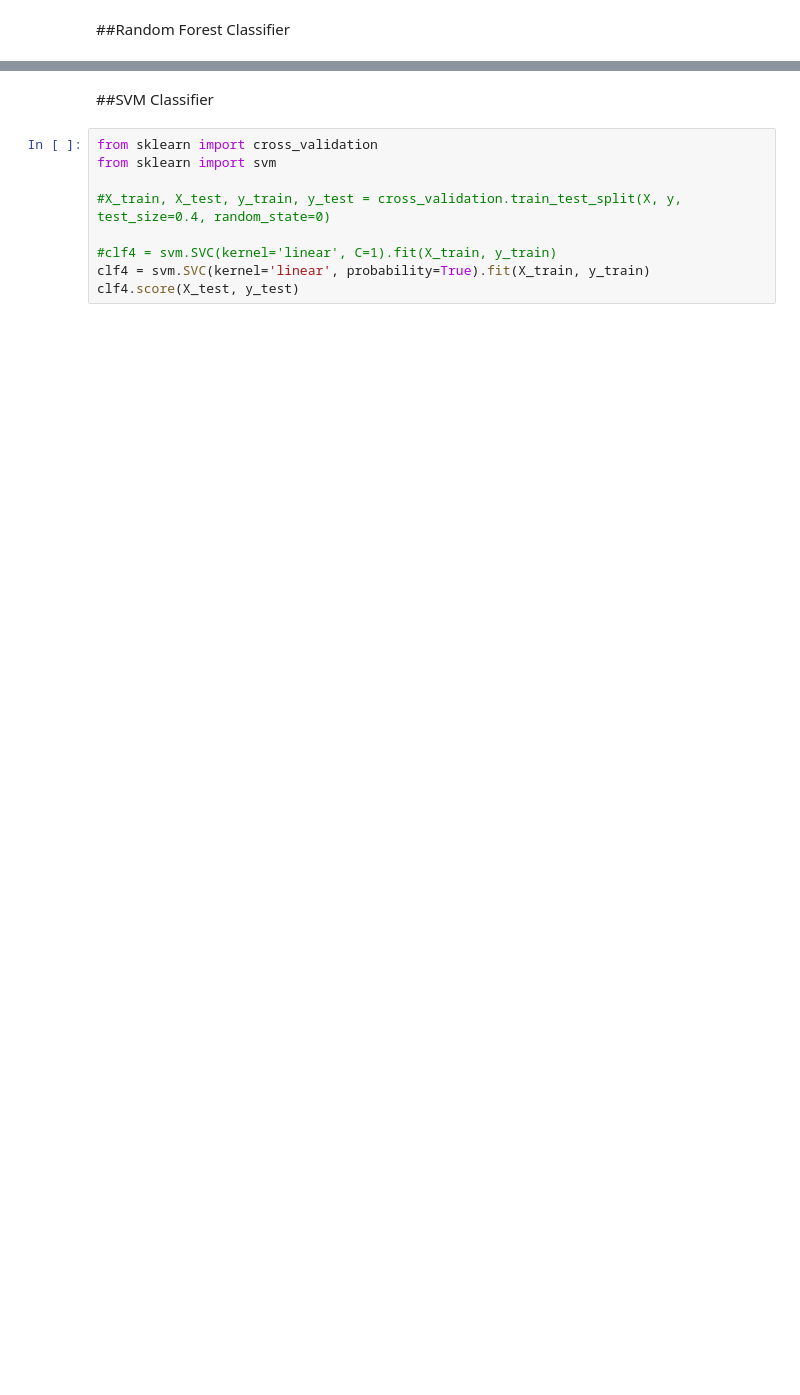
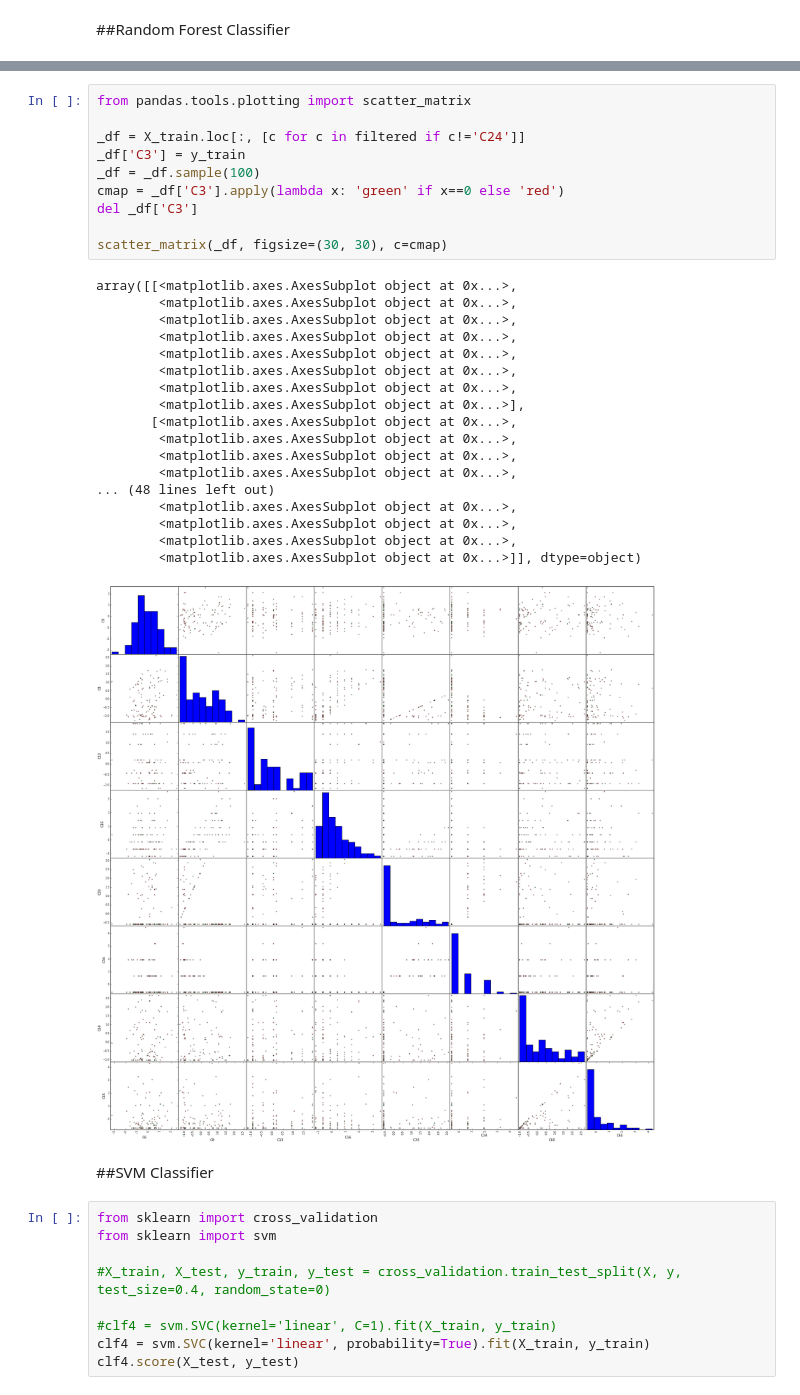
Before and after one commit to hungtzuhsuan/dataAnalytics, a Jupyter notebook: ipython/npout3_forecast.ipynb, the cells around one changed output, grey strips where cells are left out. Drawn from its saved outputs; the diff is of its cells as text; blank space fills up the shorter version.

```diff
--- a/ipython/npout3_forecast.ipynb
+++ b/ipython/npout3_forecast.ipynb
@@ -248,3 +247,32 @@ print sorted(zip(choosed, clf3.feature_importances_), key=lambda x: x[1], revers
+# %%
+from pandas.tools.plotting import scatter_matrix
+
+_df = X_train.loc[:, [c for c in filtered if c!='C24']]
+_df['C3'] = y_train
+_df = _df.sample(100)
+cmap = _df['C3'].apply(lambda x: 'green' if x==0 else 'red')
+del _df['C3']
+
+scatter_matrix(_df, figsize=(30, 30), c=cmap)
+# %% [output]
+array([[<matplotlib.axes.AxesSubplot object at 0x...>,
+        <matplotlib.axes.AxesSubplot object at 0x...>,
+        <matplotlib.axes.AxesSubplot object at 0x...>,
+        <matplotlib.axes.AxesSubplot object at 0x...>,
+        <matplotlib.axes.AxesSubplot object at 0x...>,
+        <matplotlib.axes.AxesSubplot object at 0x...>,
+        <matplotlib.axes.AxesSubplot object at 0x...>,
+        <matplotlib.axes.AxesSubplot object at 0x...>],
+       [<matplotlib.axes.AxesSubplot object at 0x...>,
+        <matplotlib.axes.AxesSubplot object at 0x...>,
+        <matplotlib.axes.AxesSubplot object at 0x...>,
+        <matplotlib.axes.AxesSubplot object at 0x...>,
+... (48 lines left out)
+        <matplotlib.axes.AxesSubplot object at 0x...>,
+        <matplotlib.axes.AxesSubplot object at 0x...>,
+        <matplotlib.axes.AxesSubplot object at 0x...>,
+        <matplotlib.axes.AxesSubplot object at 0x...>]], dtype=object)
+[figure, added]
 # %% [markdown]
 ##SVM Classifier
 # %%
```
Also changed, not shown: parts of 18 cells of this notebook.
